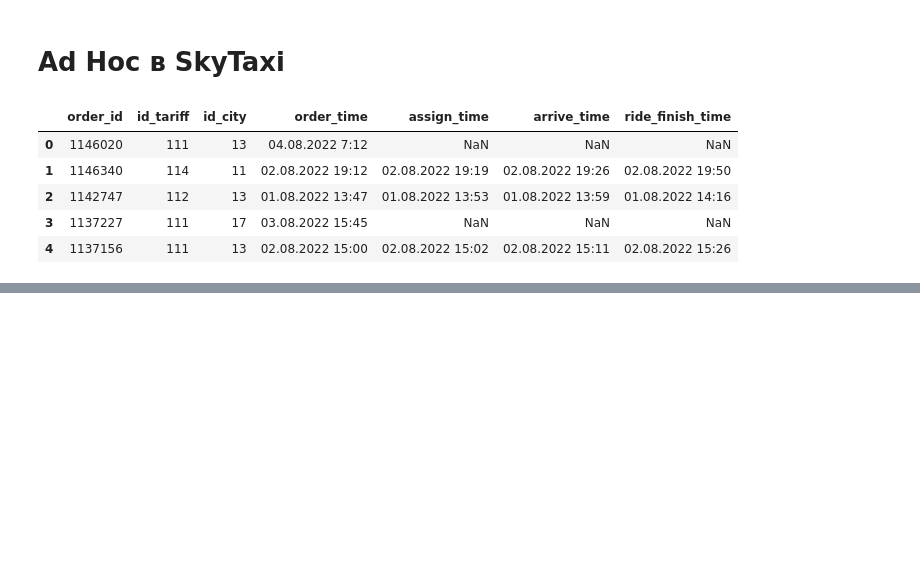
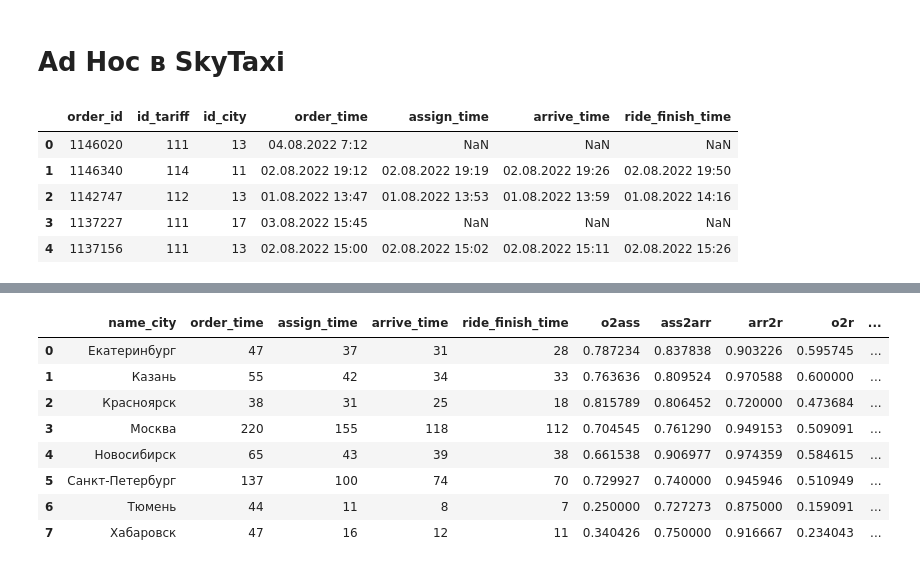
Before and after one commit to natali-n/analytics, a Jupyter notebook: Проект №6/Кейс_1_Adhoc_в_такси_агрегаторе.ipynb, the cells around one changed output, grey strips where cells are left out. Saved outputs shown, nothing was run; the diff lists cells and outputs as text; code cells hidden in the pictures; blank space fills up the shorter version.

```diff
--- a/Проект №6/Кейс_1_Adhoc_в_такси_агрегаторе.ipynb
+++ b/Проект №6/Кейс_1_Adhoc_в_такси_агрегаторе.ipynb
@@ -28,0 +214,14 @@ df = df.merge(df_tariff, on = 'id_tariff')
+# %%
+df_del_gr = df_del.groupby('name_city').count()[['order_time','assign_time','arrive_time','ride_finish_time']].reset_index()
+
+df_del_gr['o2ass']       = df_del_gr['assign_time'] / df_del_gr['order_time']
+#df_del_gr['o2ass_var']   = df_del_gr['o2ass'] * (1 - df_del_gr['o2ass'])
+
+df_del_gr['ass2arr']     = df_del_gr['arrive_time'] / df_del_gr['assign_time']
+#df_del_gr['ass2arr_var'] = df_del_gr['ass2arr'] * (1 - df_del_gr['ass2arr'])
+
+df_del_gr['arr2r'] = df_del_gr['ride_finish_time'] / df_del_gr['arrive_time']
+#df_del_gr['arr2r_var'] = df_del_gr['arr2r'] * (1 - df_del_gr['arr2r'])
+
+df_del_gr['o2r'] = df_del_gr['ride_finish_time'] / df_del_gr['order_time']
+#df_del_gr['o2r_var'] = df_del_gr['o2r'] * (1 - df_del_gr['o2r'])
@@ -28,0 +240,12 @@ df = df.merge(df_tariff, on = 'id_tariff')
+# %%
+df_del_gr
+# %% [output]
+|  | name_city | order_time | assign_time | arrive_time | ride_finish_time | o2ass | ass2arr | arr2r | o2r | ... |
+| 0 | Екатеринбург | 47 | 37 | 31 | 28 | 0.787234 | 0.837838 | 0.903226 | 0.595745 | ... |
+| 1 | Казань | 55 | 42 | 34 | 33 | 0.763636 | 0.809524 | 0.970588 | 0.600000 | ... |
+| 2 | Красноярск | 38 | 31 | 25 | 18 | 0.815789 | 0.806452 | 0.720000 | 0.473684 | ... |
+| 3 | Москва | 220 | 155 | 118 | 112 | 0.704545 | 0.761290 | 0.949153 | 0.509091 | ... |
+| 4 | Новосибирск | 65 | 43 | 39 | 38 | 0.661538 | 0.906977 | 0.974359 | 0.584615 | ... |
+| 5 | Санкт-Петербург | 137 | 100 | 74 | 70 | 0.729927 | 0.740000 | 0.945946 | 0.510949 | ... |
+| 6 | Тюмень | 44 | 11 | 8 | 7 | 0.250000 | 0.727273 | 0.875000 | 0.159091 | ... |
+| 7 | Хабаровск | 47 | 16 | 12 | 11 | 0.340426 | 0.750000 | 0.916667 | 0.234043 | ... |
```
Also changed, not shown: parts of 44 cells of this notebook.
